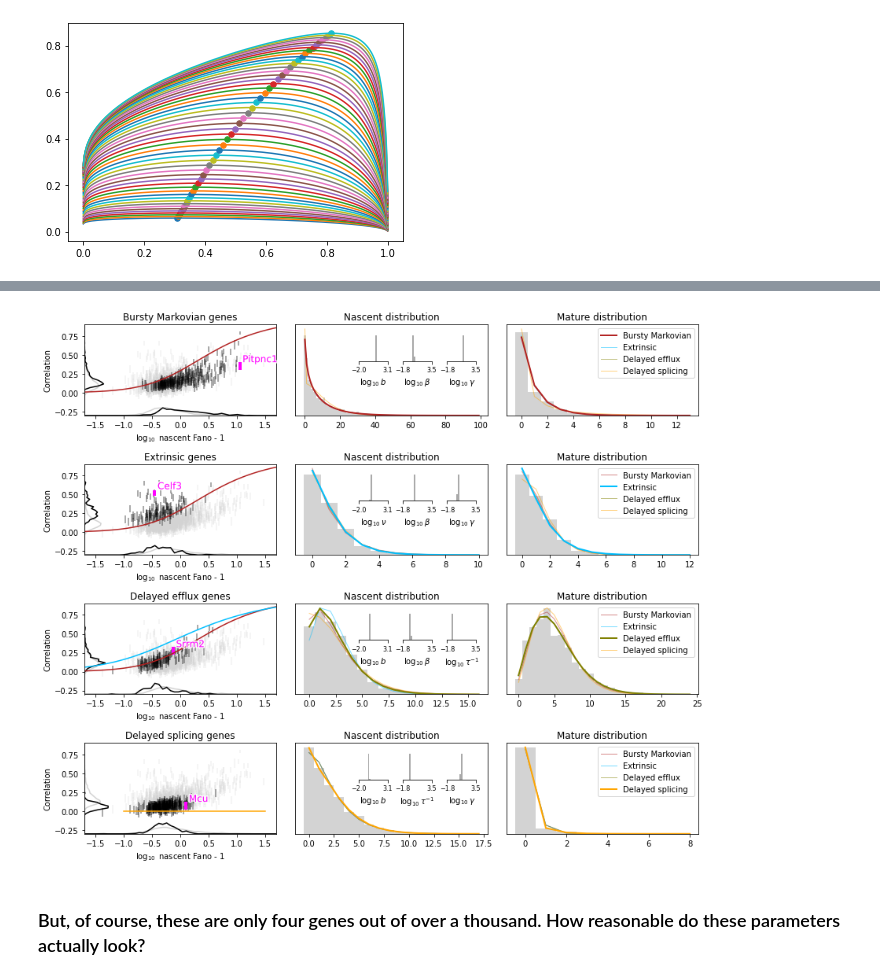
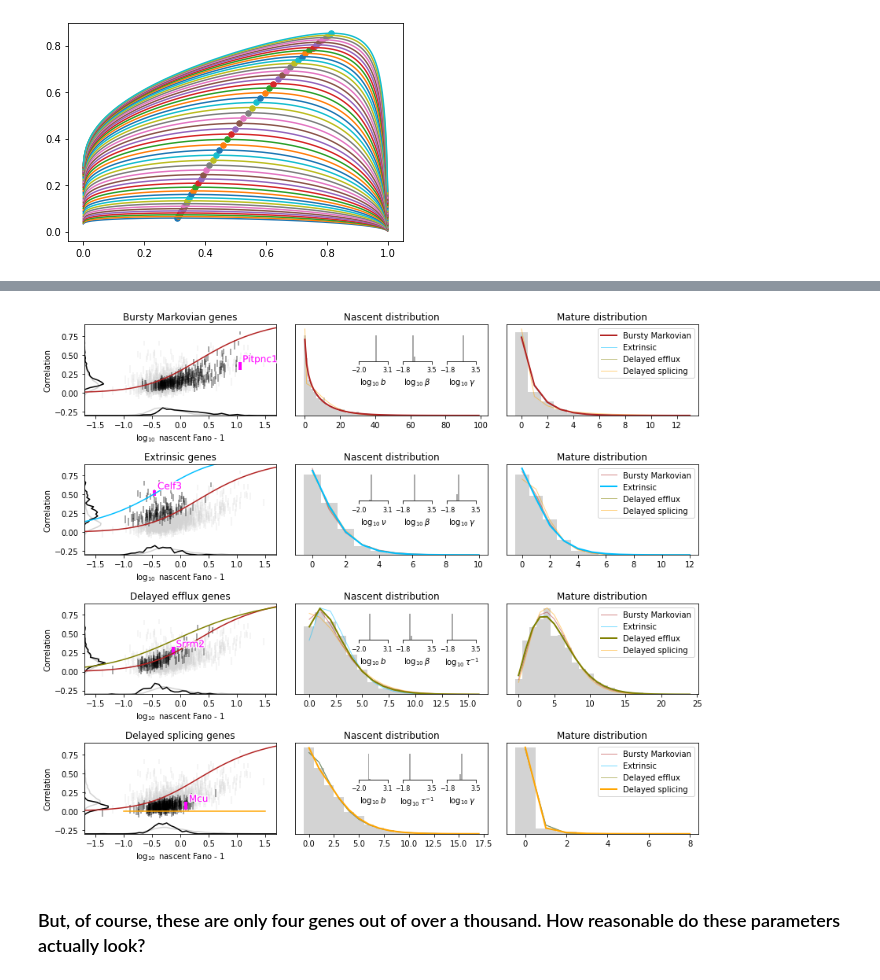
Before and after one commit to pachterlab/GYP_2022, a Jupyter notebook: gg230612_BF_analysis.ipynb, the cells around one changed output, grey strips where cells are left out. Cells and saved outputs as stored; diff of their text form; code cells hidden in the pictures.

```diff
--- a/gg230612_BF_analysis.ipynb
+++ b/gg230612_BF_analysis.ipynb
@@ -545,3 +545,17 @@ for bind,b___ in enumerate(b_):
     upperlim_corr[bind] = -objfun(res_)
 # %% [output]
 [figure]
+# %%
+beta_ = np.linspace(-1,1.5,10)
+# upperlim_corr = np.zeros_like(b_)
+for bind,b___ in enumerate(b_):
+    b = 10**b___
+    objfun = lambda g_: -1/np.sqrt((1+b)*(1+g_))
+    gamma_ = np.logspace(-3,1,1000)
+    corr__ = -np.asarray([objfun(q) for q in q_])
+    plt.semilogx(gamma_,corr__)
+    amax = np.argmax(corr__)
+    plt.scatter(gamma_[0],1/np.sqrt(1+b))
+#     plt.scatter(q_[amax],corr__[amax],30)
+#     res_ = scipy.optimize.minimize_scalar(objfun,method='bounded',bounds=[1e-10,1-1e-10]).x
+#     upperlim_corr[bind] = -objfun(res_)
@@ -589,14 +605,20 @@ for i in range(4):
     ax1[i,0].set_ylim(yl_corr)
     ax1[i,0].set_xlim(xl_corr)
 
-    if i==0 or i==1 or i==2:
+    if i==0 or i==1 or i==2 or i==3:
         b_ = np.linspace(xl_corr[0],xl_corr[1])
         b = 10**b_
-        F = (np.sqrt(b+1)-1)/b
-        rho = np.sqrt(b**2*F*(1-F)/(1+b)/(1+b*F))
+        rho = 1-1/np.sqrt(b+1)
+#         F = (np.sqrt(b+1)-1)/b
+#         rho = np.sqrt(b**2*F*(1-F)/(1+b)/(1+b*F))
         ax1[i,0].plot(b_,rho,color=modelcols[0])
+    if i==1:
+        b_ = np.linspace(xl_corr[0],xl_corr[1])
+        beta = 1/(10**b_)
+        rho = 1/np.sqrt(beta+1)
+        ax1[i,0].plot(b_,rho,color=modelcols[1])
     if i==2:
-        ax1[i,0].plot(b_,upperlim_corr,color=modelcols[1])
+        ax1[i,0].plot(b_,upperlim_corr,color=modelcols[2])
     if i==3:
         b_ = np.linspace(-1,1.5)
         ax1[i,0].plot(b_,np.zeros_like(b_),color=modelcols[3])
@@ -638,34 +660,34 @@ for i in range(4):
         ax1[i,2].set_yticks([])
         ax1[i,2].set_title('Mature distribution')
 #     print(np.corrcoef(U,S)[0,1])
     ax1[i,2].legend()
 
 
 
 correct_param_names = [[r'$\log_{10}b$',r'$\log_{10}\beta$',r'$\log_{10}\gamma$'],\
                        [r'$\log_{10}\nu$',r'$\log_{10}\beta$',r'$\log_{10}\gamma$'],\
                        [r'$\log_{10}b$',r'$\log_{10}\beta$',r'$\log_{10}\tau^{-1}$'],\
                        [r'$\log_{10}b$',r'$\log_{10}\tau^{-1}$',r'$\log_{10}\gamma$'],]
 fig1.tight_layout()
 for i in range(4):
     dx = 0.15
     spac = 0.08
     for k in range(3):
         subax = add_subplot_axes(ax1[i,1],rect= [0.33+dx*k + spac*k,0.6,dx,0.3])
         bins = np.linspace(phys_lb[k],phys_ub[k],20)
         subax.hist(traces[i][inds[i],k,:],bins=bins,density=True,color='darkgray')
         subax.set_xlim(phys_lb[k],phys_ub[k])
 
         subax.spines['top'].set_visible(False)
         subax.spines['right'].set_visible(False)
         subax.spines['left'].set_visible(False)
         subax.set_yticks([])
         subax.set_xticks((phys_lb[k],phys_ub[k]))
         subax.set_xlabel(correct_param_names[i][k])
         subax.xaxis.set_tick_params(labelsize=8)
 plt.savefig('./fig/fig3.png',dpi=450)
 # %% [output]
-[figure, old version]
+[figure, new version]
 # %% [markdown]
 ### But, of course, these are only four genes out of over a thousand. How reasonable do these parameters actually look?
 # %%
```
Also changed, not shown: parts of 1 cell of this notebook, 1 other file.
